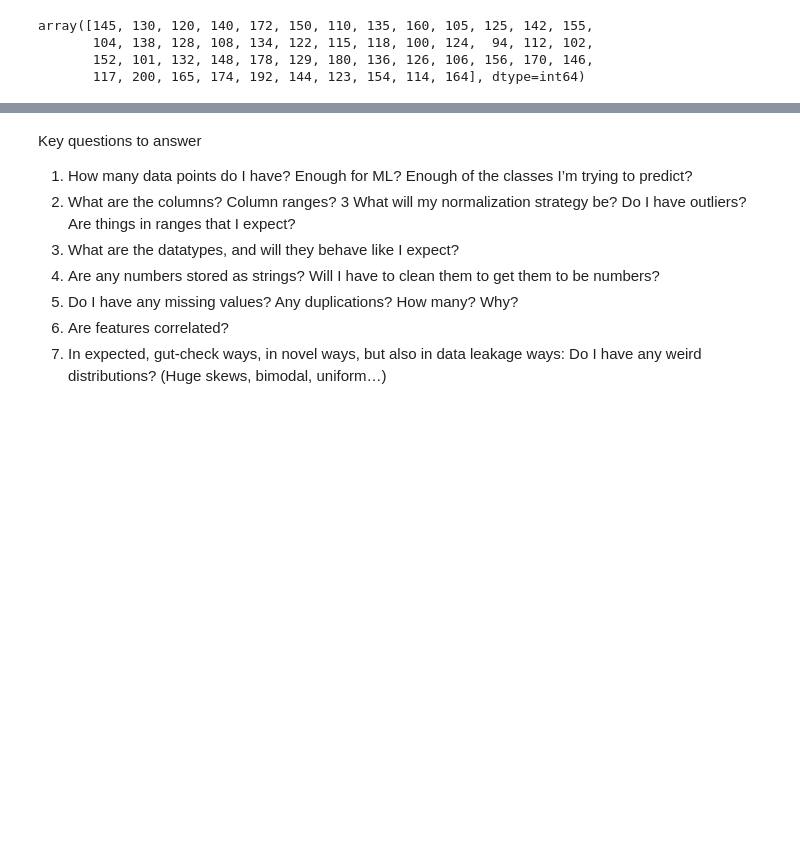
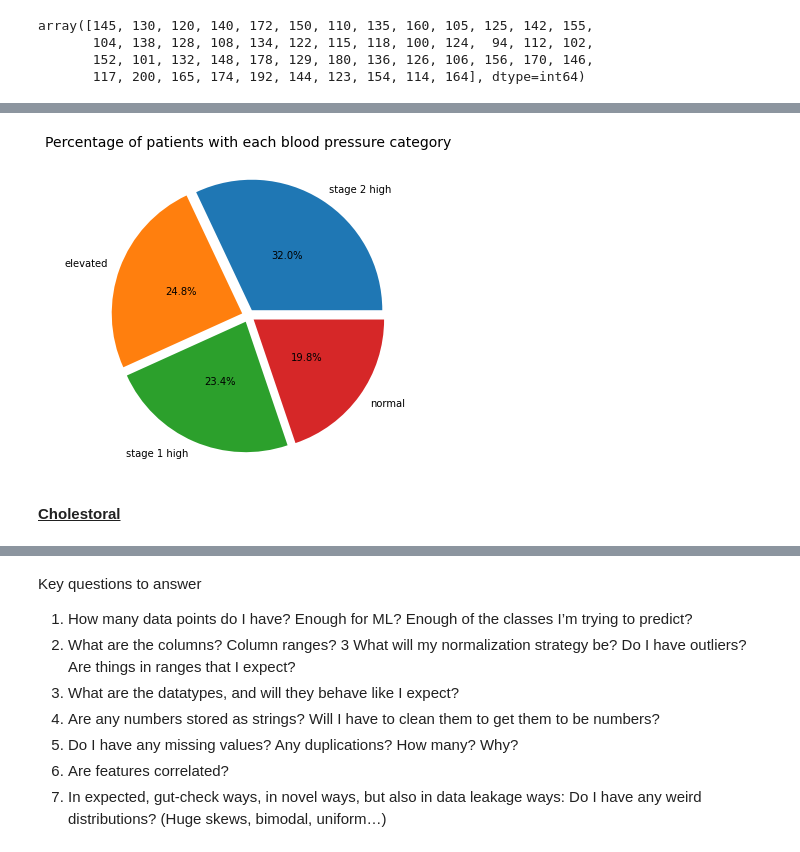
Before and after one commit to abielhammonds/predict_heart_disease_machine_learning_project, a Jupyter notebook: heart_disease_uci.ipynb, the cells around one changed output, grey strips where cells are left out. Cells and saved outputs as stored; diff of their text form; code cells hidden in the pictures; blank space fills up the shorter version.

```diff
--- a/heart_disease_uci.ipynb
+++ b/heart_disease_uci.ipynb
@@ -183,0 +335,15 @@ array([145, 130, 120, 140, 172, 150, 110, 135, 160, 105, 125, 142, 155,
+# %%
+# Bin the resting blood pressure column
+rbp_bins = [0, 119, 129, 139, 300]
+rbp_labels = ["normal", "elevated", "stage 1 high", "stage 2 high"]
+
+# cut() returns a Pandas Series containing each of the binned column's values translated into their corresponding bins
+#this series is appended onto the dataframe
+heart_data["rbp_category"] = pd.cut(heart_data["trestbps"], rbp_bins, labels=rbp_labels)
+
+#count the number of patients in each group
+print(heart_data.value_counts('rbp_category'))
+
+#calculate the percentage of patients in each group
+rbp_percents = (heart_data.value_counts('rbp_category') / heart_data['trestbps'].count()) * 100
+rbp_percents
@@ -183,0 +363,11 @@ array([145, 130, 120, 140, 172, 150, 110, 135, 160, 105, 125, 142, 155,
+# %%
+#plot the blood pressure category percentages
+pie, ax = plt.subplots(figsize=[10,6])
+labels = rbp_percents.keys()
+plt.pie(x=rbp_percents, autopct="%.1f%%", explode=[0.05]*4, labels=labels, pctdistance=0.5)
+plt.title("Percentage of patients with each blood pressure category", fontsize=14);
+pie.savefig("BloodPressureCategory.png")
+# %% [output]
+[figure, added]
+# %% [markdown]
+<u>**Cholestoral**</u>
```
Also changed, not shown: parts of 59 cells of this notebook.
